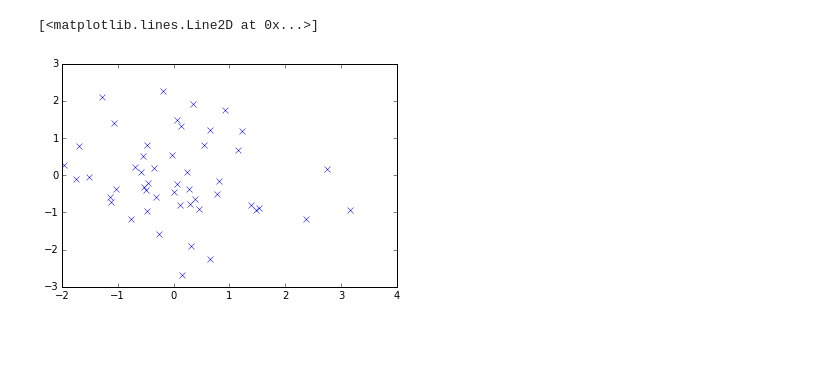
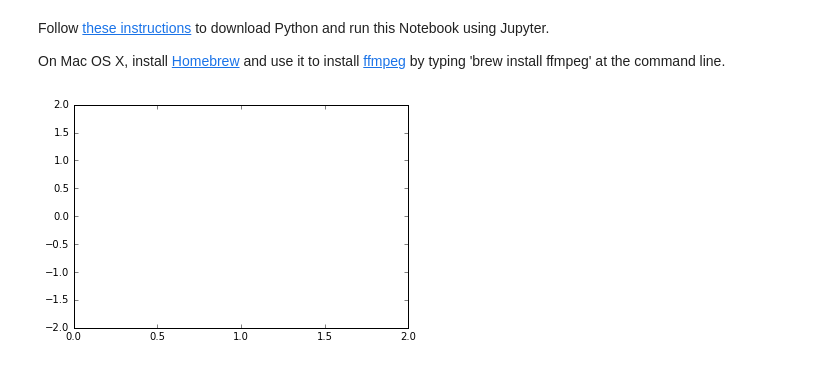
Before and after one commit to petermchale/tumor, a Jupyter notebook: demonstration.ipynb, the cells around one changed output. Cells and saved outputs as stored; diff of their text form; code cells hidden in the pictures; blank space fills up the shorter version.

```diff
--- a/demonstration.ipynb
+++ b/demonstration.ipynb
@@ -1,14 +1,5 @@
-# %%
-import matplotlib.pyplot as plt
-fig, ax = plt.subplots()
-mean = [0, 0]
-cov = [[1, 0], [0, 1]]  # diagonal covariance
-positions = np.random.multivariate_normal(mean, cov, 50)
-x = positions[:,0]
-y = positions[:,1]
-ax.plot(x, y, 'x')
-# plt.axis('equal')
-# plt.show()
-# %% [output]
-[<matplotlib.lines.Line2D at 0x...>]
-[figure, removed]
+# %% [markdown]
+Follow [these instructions](http://jupyter.readthedocs.io/en/latest/install.html)
+to download Python and run this Notebook using Jupyter.
+
+On Mac OS X, install [Homebrew](http://brew.sh) and use it to install [ffmpeg](https://ffmpeg.org) by typing 'brew install ffmpeg' at the command line.
@@ -14,0 +20,10 @@ ax.plot(x, y, 'x')
+# %%
+# First set up the figure, the axis, and the plot element we want to animate
+fig, ax = plt.subplots()
+
+ax.set_xlim(( 0, 2))
+ax.set_ylim((-2, 2))
+
+line, = ax.plot([], [], lw=2)
+# %% [output]
+[figure, added]
```
Also changed, not shown: parts of 7 cells of this notebook.
